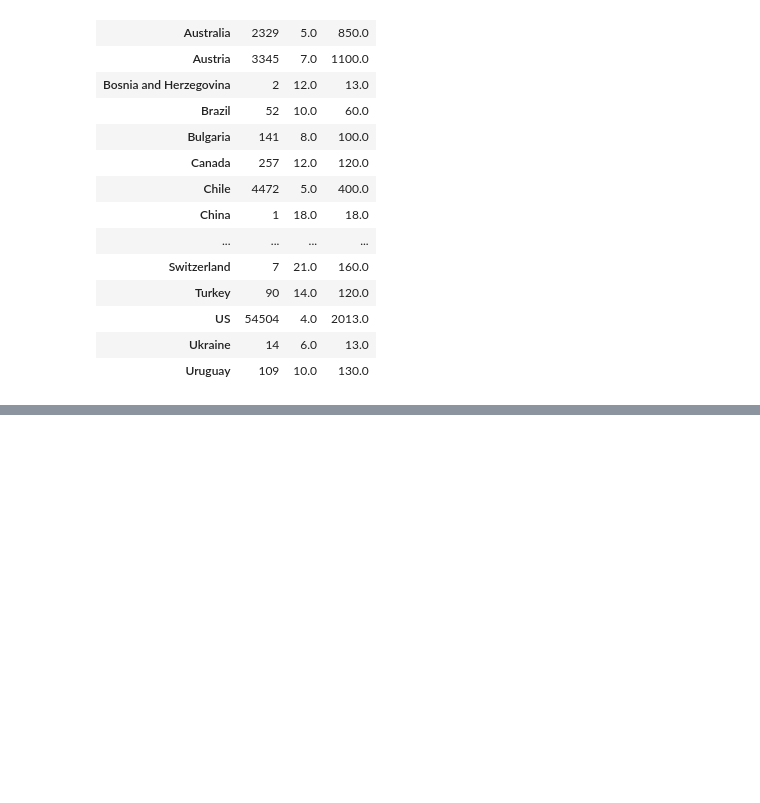
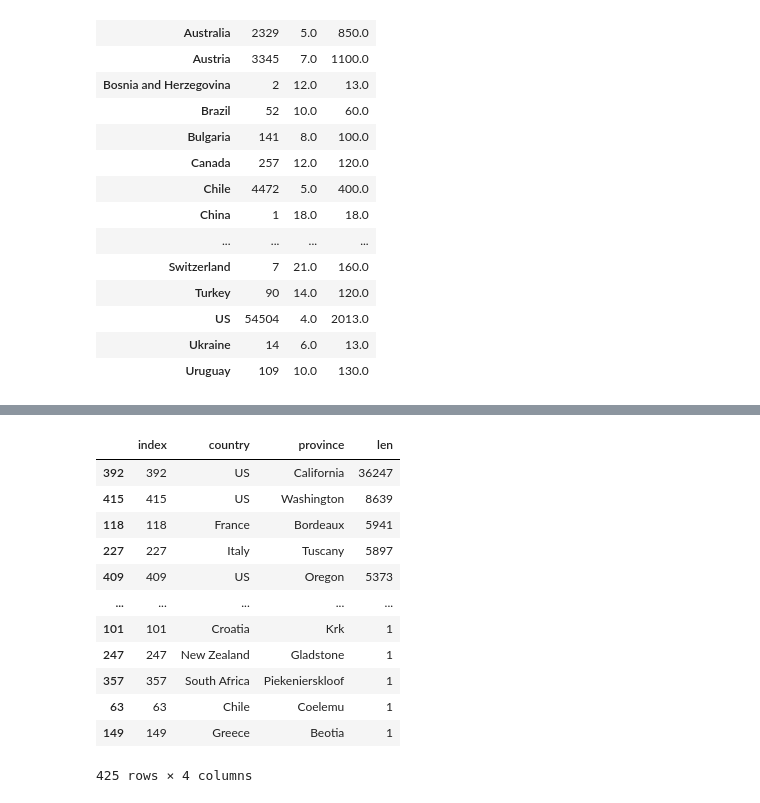
Before and after one commit to Krriisshna/Kaggle, a Jupyter notebook: Pandas.ipynb, the cells around one changed output, grey strips where cells are left out. Drawn from its saved outputs; the diff is of its cells as text; code cells hidden in the pictures; blank space fills up the shorter version.

```diff
--- a/Pandas.ipynb
+++ b/Pandas.ipynb
@@ -663,0 +748,17 @@ The provided callable <built-in function max> is currently using SeriesGroupBy.m
+# %%
+ countries_reviewed.sort_values(by='len',ascending=False)
+# Sorting in descending order
+# %% [output]
+|  | index | country | province | len |
+| 392 | 392 | US | California | 36247 |
+| 415 | 415 | US | Washington | 8639 |
+| 118 | 118 | France | Bordeaux | 5941 |
+| 227 | 227 | Italy | Tuscany | 5897 |
+| 409 | 409 | US | Oregon | 5373 |
+| ... | ... | ... | ... | ... |
+| 101 | 101 | Croatia | Krk | 1 |
+| 247 | 247 | New Zealand | Gladstone | 1 |
+| 357 | 357 | South Africa | Piekenierskloof | 1 |
+| 63 | 63 | Chile | Coelemu | 1 |
+| 149 | 149 | Greece | Beotia | 1 |
+425 rows × 4 columns
```
Also changed, not shown: parts of 8 cells of this notebook.
